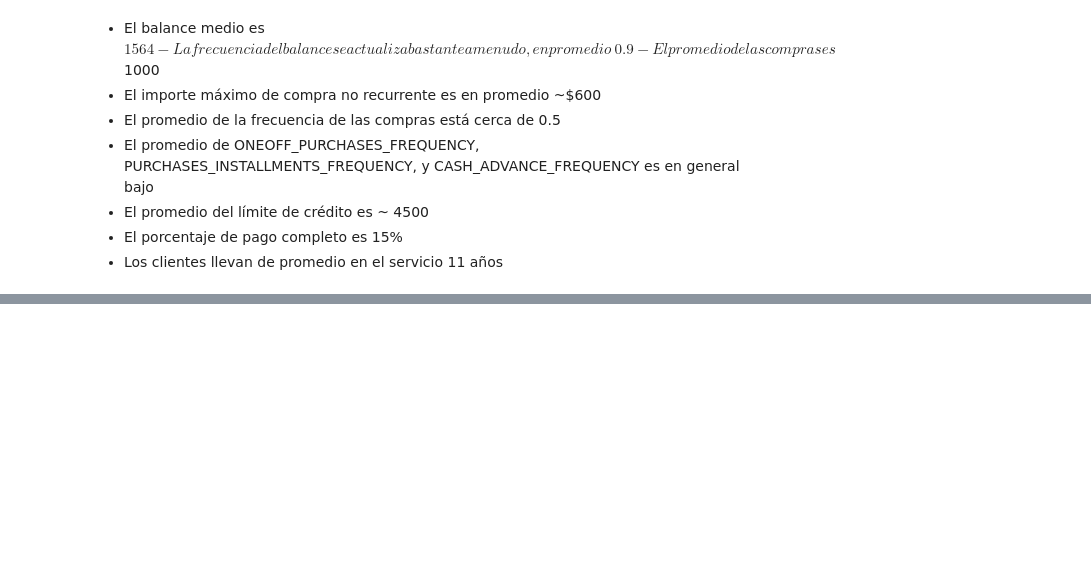
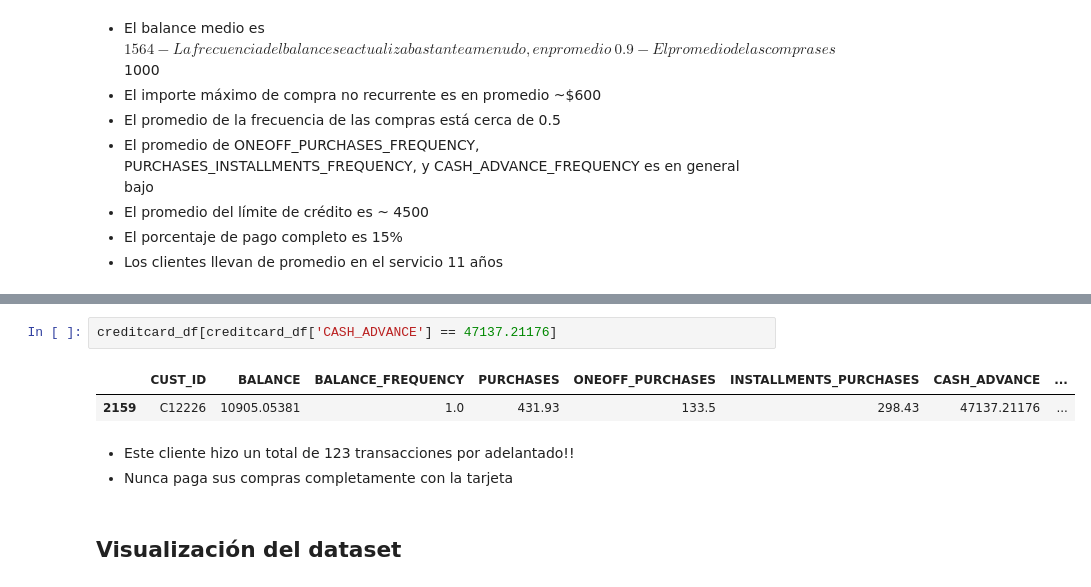
Before and after one commit to FaustinoAndres/customer_classification_with_K-Means, a Jupyter notebook: customer_classification_with_K-Means.ipynb, the cells around one changed output, grey strips where cells are left out. Drawn from its saved outputs; the diff is of its cells as text; blank space fills up the shorter version.

```diff
--- a/customer_classification_with_K-Means.ipynb
+++ b/customer_classification_with_K-Means.ipynb
@@ -88,3 +105,13 @@ creditcard_df.describe()
+# %%
+creditcard_df[creditcard_df['CASH_ADVANCE'] == 47137.21176]
+# %% [output]
+|  | CUST_ID | BALANCE | BALANCE_FREQUENCY | PURCHASES | ONEOFF_PURCHASES | INSTALLMENTS_PURCHASES | CASH_ADVANCE | ... |
+| 2159 | C12226 | 10905.05381 | 1.0 | 431.93 | 133.5 | 298.43 | 47137.21176 | ... |
+# %% [markdown]
+- Este cliente hizo un total de 123 transacciones por adelantado!!
+- Nunca paga sus compras completamente con la tarjeta
+# %% [markdown]
+## Visualización del dataset
 # %% [markdown]
 <a style='text-decoration:none;line-height:16px;display:flex;color:#5B5B62;padding:10px;justify-content:end;' href='https://deepnote.com?utm_source=created-in-deepnote-cell&projectId=411b8b93-d907-447c-b9ee-0c6a1d3e8371' target="_blank">
 <img alt='Created in deepnote.com' style='display:inline;max-height:16px;margin:0px;margin-right:7.5px;' src='embedded-picture-1' > </img>
```
Also changed, not shown: parts of 7 cells of this notebook.
